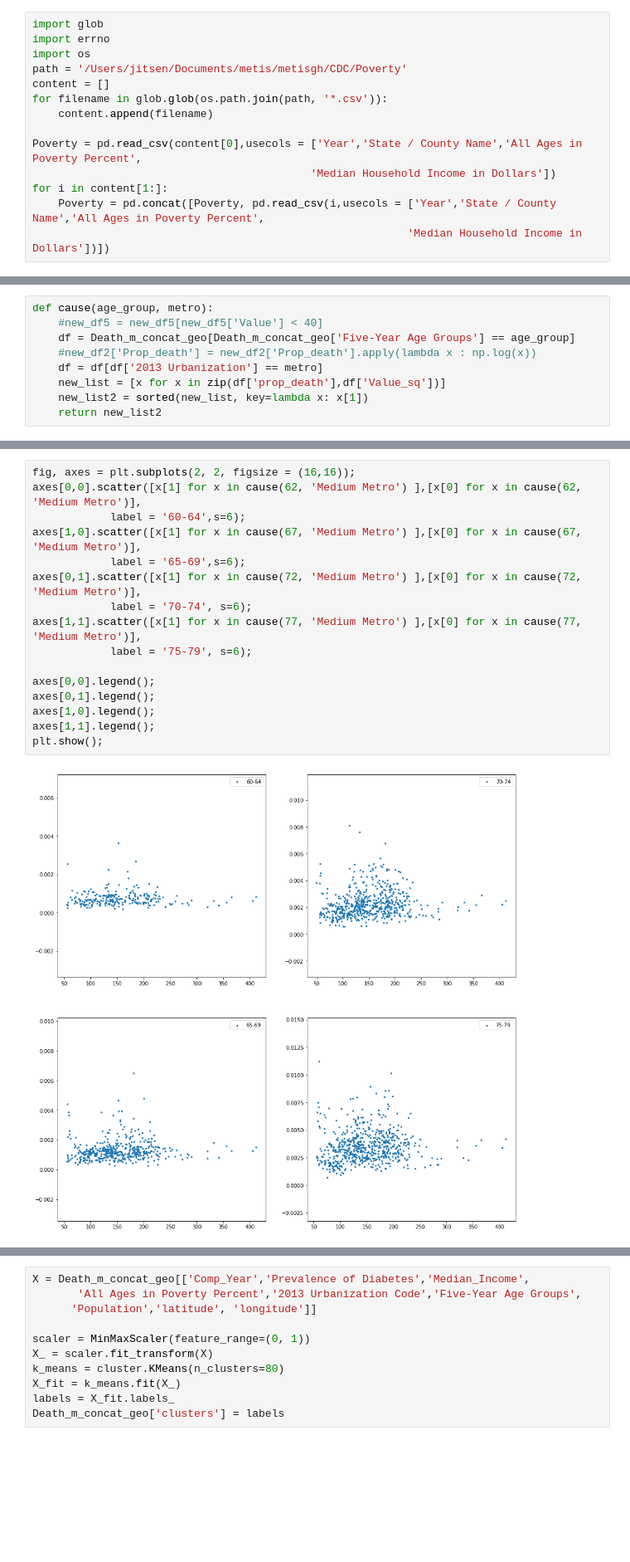
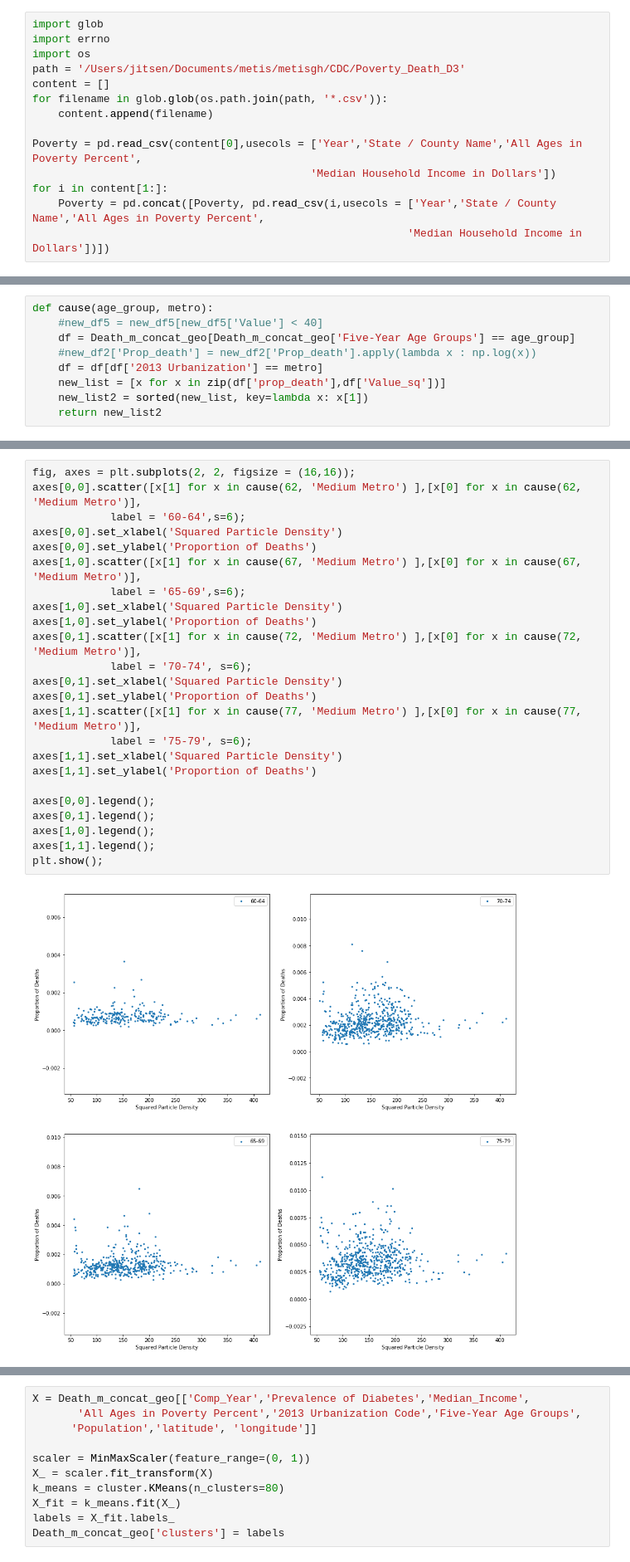
Before and after one commit to jitsen-design/Air_Pollution_and_Disease, a Jupyter notebook: CDC_COPD.ipynb, the cells around one changed output, grey strips where cells are left out. Shown: that part at 83% size. Saved outputs shown, nothing was run; the diff lists cells and outputs as text; blank space fills up the shorter version.

```diff
--- a/CDC_COPD.ipynb
+++ b/CDC_COPD.ipynb
@@ -58,7 +63,7 @@ Import data on poverty
 import glob
 import errno
 import os
-path = '/Users/jitsen/Documents/metis/metisgh/CDC/Poverty'
+path = '/Users/jitsen/Documents/metis/metisgh/CDC/Poverty_Death_D3'
 content = []
 for filename in glob.glob(os.path.join(path, '*.csv')):
     content.append(filename)
@@ -209,19 +214,27 @@ Run EDA having controlled for Metro size and age group
 # %%
 fig, axes = plt.subplots(2, 2, figsize = (16,16));
 axes[0,0].scatter([x[1] for x in cause(62, 'Medium Metro') ],[x[0] for x in cause(62, 'Medium Metro')],
             label = '60-64',s=6);
+axes[0,0].set_xlabel('Squared Particle Density')
+axes[0,0].set_ylabel('Proportion of Deaths')
 axes[1,0].scatter([x[1] for x in cause(67, 'Medium Metro') ],[x[0] for x in cause(67, 'Medium Metro')],
             label = '65-69',s=6);
+axes[1,0].set_xlabel('Squared Particle Density')
+axes[1,0].set_ylabel('Proportion of Deaths')
 axes[0,1].scatter([x[1] for x in cause(72, 'Medium Metro') ],[x[0] for x in cause(72, 'Medium Metro')],
             label = '70-74', s=6);
+axes[0,1].set_xlabel('Squared Particle Density')
+axes[0,1].set_ylabel('Proportion of Deaths')
 axes[1,1].scatter([x[1] for x in cause(77, 'Medium Metro') ],[x[0] for x in cause(77, 'Medium Metro')],
             label = '75-79', s=6);
+axes[1,1].set_xlabel('Squared Particle Density')
+axes[1,1].set_ylabel('Proportion of Deaths')
 
 axes[0,0].legend();
 axes[0,1].legend();
 axes[1,0].legend();
 axes[1,1].legend();
 plt.show();
 # %% [output]
-[figure, old version]
+[figure, new version]
 # %% [markdown]
```
Also changed, not shown: parts of 28 cells of this notebook, 2 other files.
